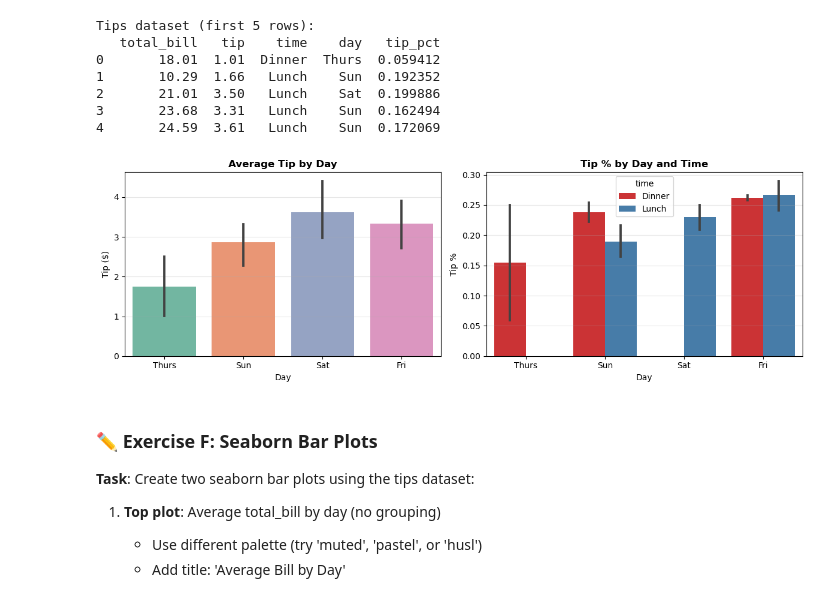
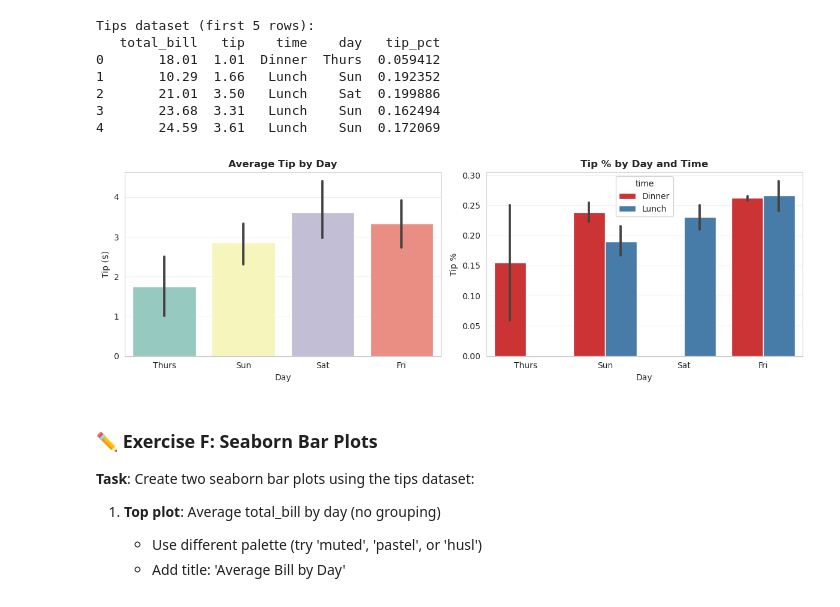
Before and after one commit to himike1973/6m-data-1.10-visualization, a Jupyter notebook: notebooks/data_visualization_lesson.ipynb, the cells around one changed output. Drawn from its saved outputs; the diff is of its cells as text; code cells hidden in the pictures.

```diff
--- a/notebooks/data_visualization_lesson.ipynb
+++ b/notebooks/data_visualization_lesson.ipynb
@@ -456,30 +570,30 @@ Tips dataset (first 5 rows):
 # %%
 # Seaborn bar plots with automatic statistics
 # Code explanation:
 # - sns.barplot() automatically calculates mean
 # - Shows 95% confidence intervals (black lines)
 # - hue parameter adds color grouping by another variable
 
 fig, axes = plt.subplots(1, 2, figsize=(12, 4))
 
 # Left: Simple bar plot
-sns.barplot(x='day', y='tip', data=tips, ax=axes[0], palette='Set2')
+sns.barplot(x='day', y='tip', data=tips, ax=axes[0], palette='Set3')
 axes[0].set_title('Average Tip by Day', fontweight='bold')
 axes[0].set_xlabel('Day')
 axes[0].set_ylabel('Tip ($)')
 axes[0].grid(True, alpha=0.3, axis='y')
 
 # Right: Bar plot with hue (color grouping)
 sns.barplot(x='day', y='tip_pct', hue='time', data=tips, ax=axes[1], palette='Set1')
 axes[1].set_title('Tip % by Day and Time', fontweight='bold')
 axes[1].set_xlabel('Day')
 axes[1].set_ylabel('Tip %')
 axes[1].grid(True, alpha=0.3, axis='y')
 
 fig.tight_layout()
 # fig
 # %% [output]
-[figure, old version]
+[figure, new version]
 # %% [markdown]
 ### ✏️ Exercise F: Seaborn Bar Plots
 
```
Also changed, not shown: parts of 37 cells of this notebook.
